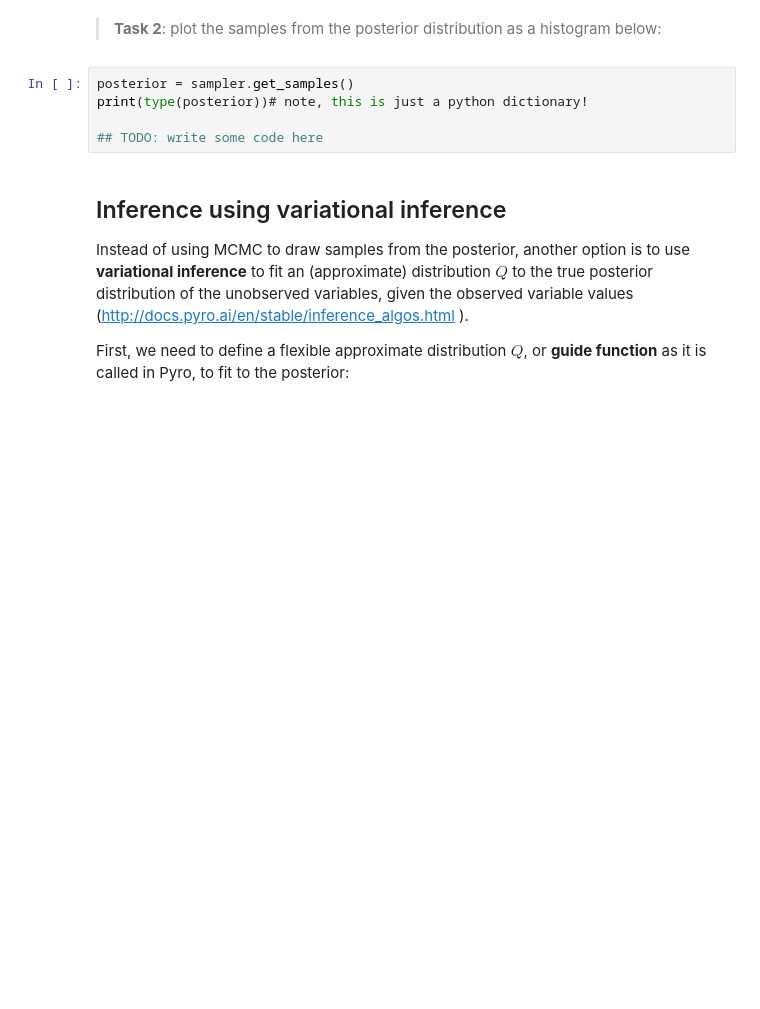
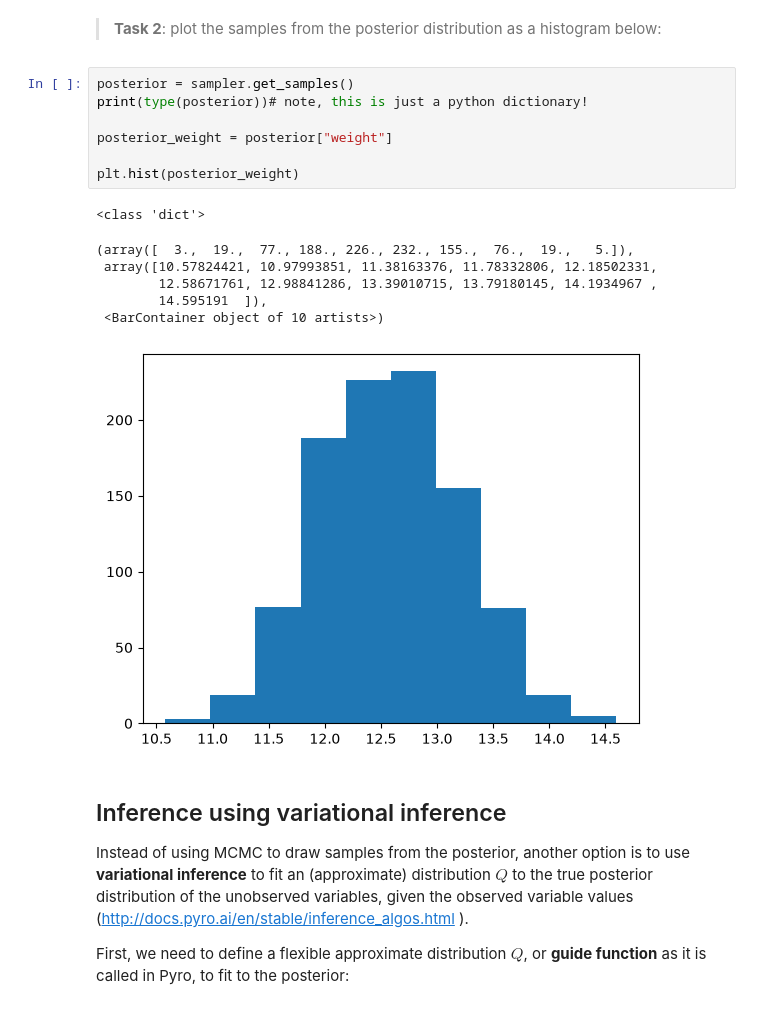
Before and after one commit to andrewtplatt/aims-machine-learning-mt26, a Jupyter notebook: practical-L7-L8/part1a_pyro.ipynb, the cells around one changed output. Saved outputs shown, nothing was run; the diff lists cells and outputs as text; blank space fills up the shorter version.

```diff
--- a/practical-L7-L8/part1a_pyro.ipynb
+++ b/practical-L7-L8/part1a_pyro.ipynb
@@ -191,8 +220,18 @@ We can use `sampler.get_samples()` to obtain the resulting posterior samples.
 # %%
 posterior = sampler.get_samples()
 print(type(posterior))# note, this is just a python dictionary!
 
-## TODO: write some code here
+posterior_weight = posterior["weight"]
+
+plt.hist(posterior_weight)
+# %% [output]
+<class 'dict'>
+(array([  3.,  19.,  77., 188., 226., 232., 155.,  76.,  19.,   5.]),
+ array([10.57824421, 10.97993851, 11.38163376, 11.78332806, 12.18502331,
+        12.58671761, 12.98841286, 13.39010715, 13.79180145, 14.1934967 ,
+        14.595191  ]),
+ <BarContainer object of 10 artists>)
+[figure, added]
 # %% [markdown]
 ## Inference using variational inference
 
```
Also changed, not shown: parts of 13 cells of this notebook, 4 other files.
